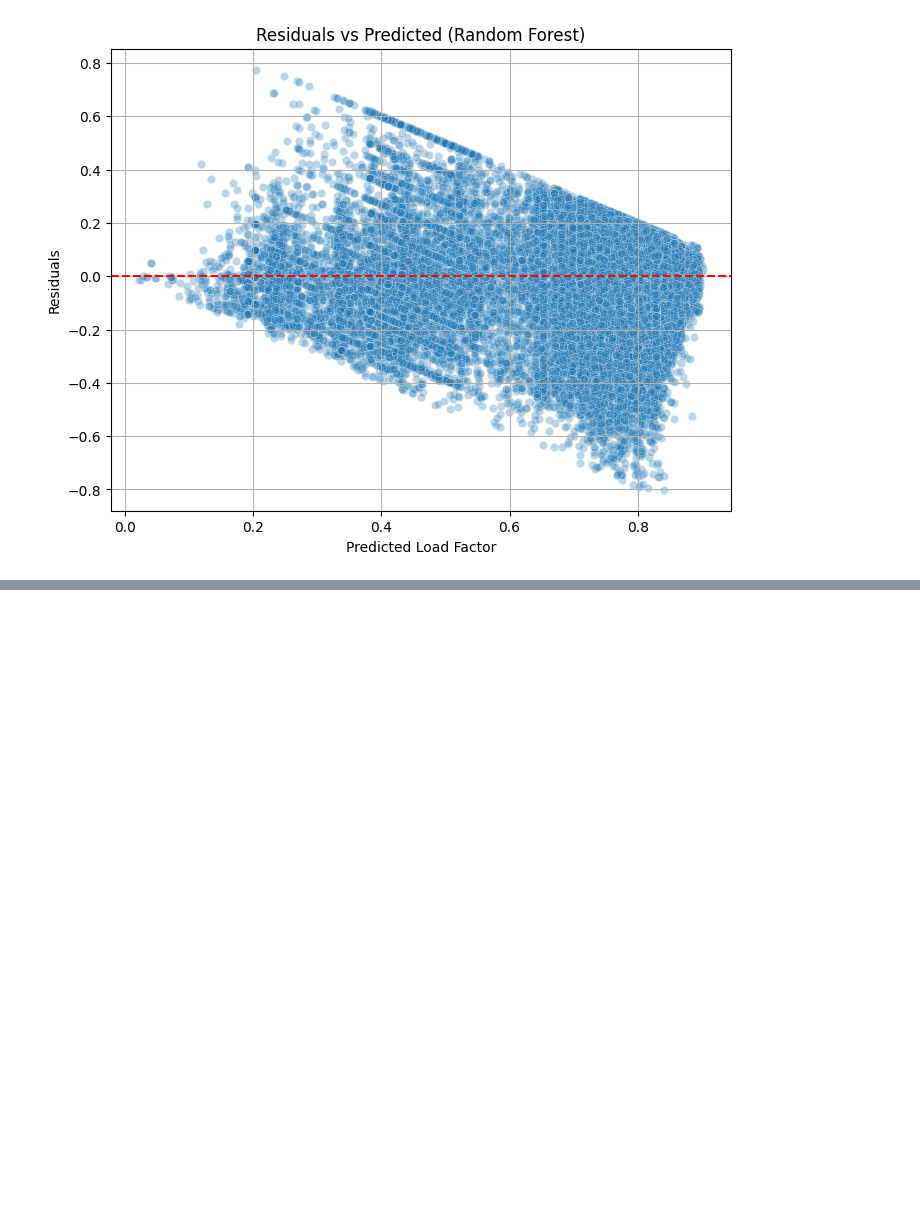
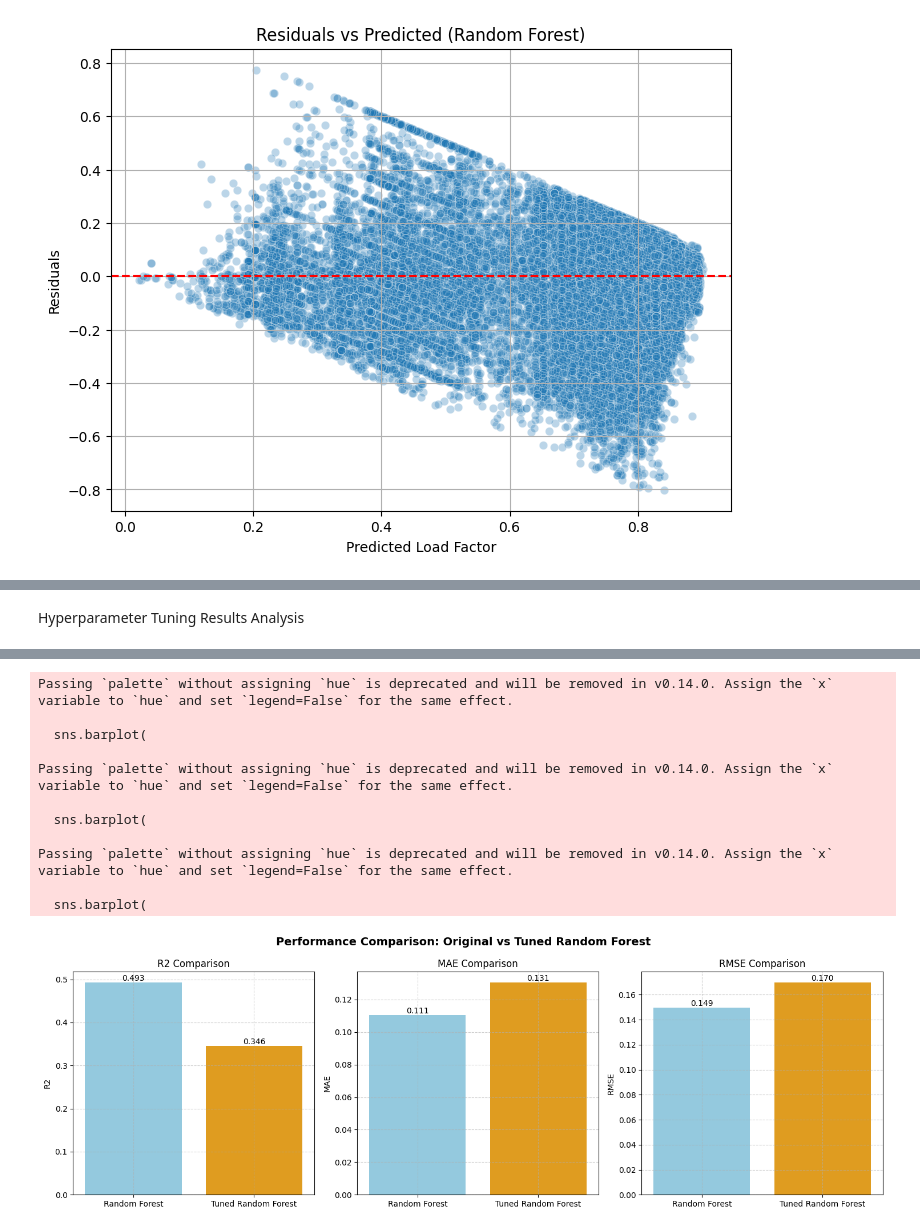
Before and after one commit to VerenaQu/passenger_load_prediction_project, a Jupyter notebook: notebooks/2_pax_load_factor_prediction.ipynb, the cells around one changed output, grey strips where cells are left out. Saved outputs shown, nothing was run; the diff lists cells and outputs as text; code cells hidden in the pictures; blank space fills up the shorter version.

```diff
--- a/notebooks/2_pax_load_factor_prediction.ipynb
+++ b/notebooks/2_pax_load_factor_prediction.ipynb
@@ -195,0 +290,67 @@ plt.show()
+# %% [markdown]
+Hyperparameter Tuning Results Analysis
+# %%
+# Compare the original Random Forest from the model comparison vs the tuned version
+# Initial metrics of the original Random Forest
+initial_results = {
+    "Model": "Random Forest",
+    "R2": results_df.loc[results_df["Model"] == "Random Forest", "Test_R2"].values[0],
+    "MAE": results_df.loc[results_df["Model"] == "Random Forest", "Test_MAE"].values[0],
+    "RMSE": results_df.loc[results_df["Model"] == "Random Forest", "Test_RMSE"].values[0],
+}
+
+# Tuned Random Forest (from hyperparameter search)
+best_rf = random_search.best_estimator_
+y_pred_tuned = best_rf.predict(X_test)
+
+tuned_results = {
+    "Model": "Tuned Random Forest",
+    "R2": r2_score(y_test, y_pred_tuned),
+    "MAE": mean_absolute_error(y_test, y_pred_tuned),
+    "RMSE": np.sqrt(mean_squared_error(y_test, y_pred_tuned))
+}
+
+# Compare results
+compare_df = pd.DataFrame([initial_results, tuned_results])
+print("Performance Comparison:")
+print(compare_df.round(4))
+
+# Calculate improvement/degradation
+r2_change = tuned_results["R2"] - initial_results["R2"]
+mae_change = tuned_results["MAE"] - initial_results["MAE"]
+rmse_change = tuned_results["RMSE"] - initial_results["RMSE"]
+
+print(f"\nPerformance Changes after Tuning:")
+print(f"R² change: {r2_change:.4f} ({'improvement' if r2_change > 0 else 'degradation'})")
+print(f"MAE change: {mae_change:.4f} ({'improvement' if mae_change < 0 else 'degradation'})")
+print(f"RMSE change: {rmse_change:.4f} ({'improvement' if rmse_change < 0 else 'degradation'})")
+
+# Check the best parameters found
+print(f"\nBest parameters found:")
+for param, value in random_search.best_params_.items():
+    print(f"{param}: {value}")
+
+# Visualize comparison
+metrics = ["R2", "MAE", "RMSE"]
+fig, axes = plt.subplots(1, 3, figsize=(15, 5))
+for i, metric in enumerate(metrics):
+    sns.barplot(
+        data=compare_df,
+        x="Model",
+        y=metric,
+        ax=axes[i],
+        palette=["skyblue", "orange"]
+    )
+    axes[i].set_title(f"{metric} Comparison")
+    axes[i].set_xlabel("")
+    axes[i].set_ylabel(metric)
+    axes[i].grid(True, linestyle="--", alpha=0.6)
+
+    # Add value labels on bars
+    for container in axes[i].containers:
+        axes[i].bar_label(container, fmt='%.3f')
+
+plt.suptitle("Performance Comparison: Original vs Tuned Random Forest", fontsize=14, fontweight="bold")
+plt.tight_layout()
+plt.show()
+# %% [output]
@@ -195,0 +373,12 @@ plt.show()
+Passing `palette` without assigning `hue` is deprecated and will be removed in v0.14.0. Assign the `x` variable to `hue` and set `legend=False` for the same effect.
+
+  sns.barplot(
+
+Passing `palette` without assigning `hue` is deprecated and will be removed in v0.14.0. Assign the `x` variable to `hue` and set `legend=False` for the same effect.
+
+  sns.barplot(
+
+Passing `palette` without assigning `hue` is deprecated and will be removed in v0.14.0. Assign the `x` variable to `hue` and set `legend=False` for the same effect.
+
+  sns.barplot(
+[figure, added]
```
Also changed, not shown: parts of 31 cells of this notebook.
